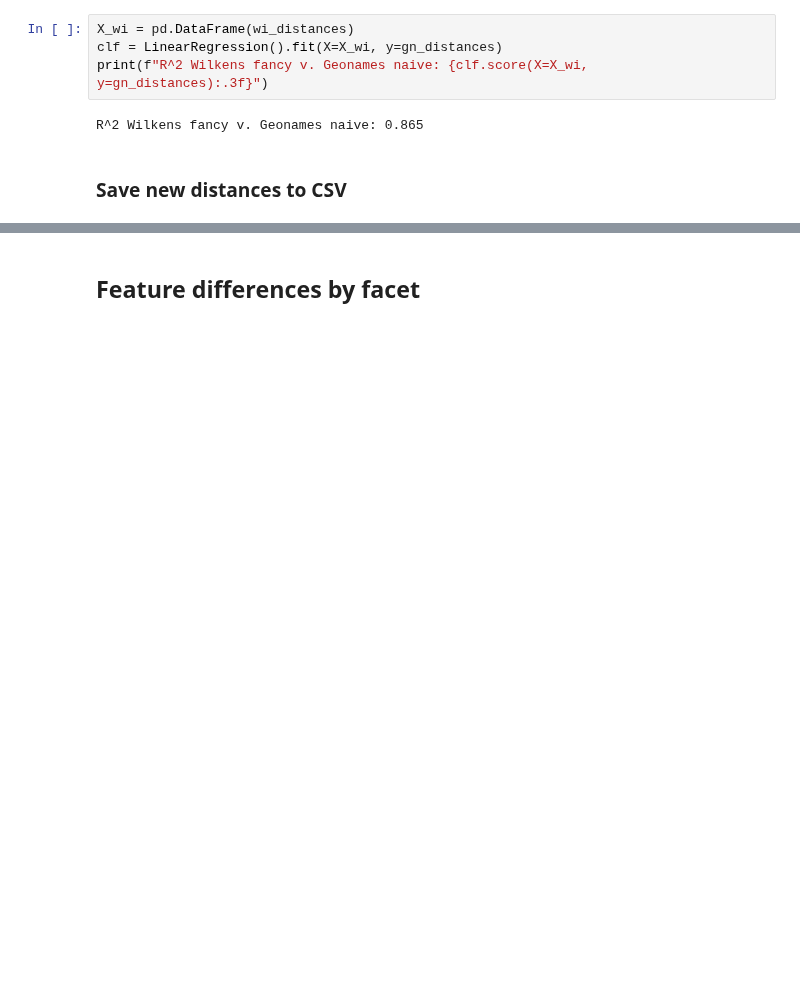
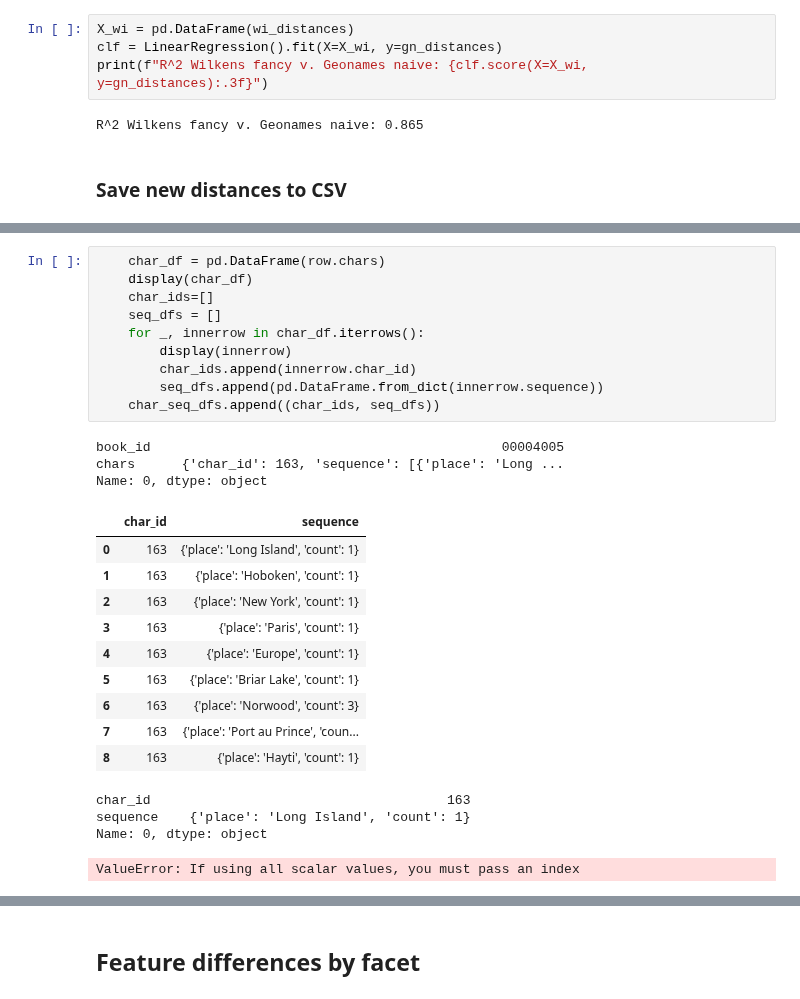
Before and after one commit to wilkens/mobility-books, a Jupyter notebook: notebooks/derived_data_MW.ipynb, the cells around one changed output, grey strips where cells are left out. Cells and saved outputs as stored; diff of their text form; blank space fills up the shorter version.

```diff
--- a/notebooks/derived_data_MW.ipynb
+++ b/notebooks/derived_data_MW.ipynb
@@ -283,0 +419,28 @@ df['dist_miles'].to_csv(os.path.join(derived_dir, 'CONLIT_CharData_dist_miles.cs
+# %%
+    char_df = pd.DataFrame(row.chars)
+    display(char_df)
+    char_ids=[]
+    seq_dfs = []
+    for _, innerrow in char_df.iterrows():
+        display(innerrow)
+        char_ids.append(innerrow.char_id)
+        seq_dfs.append(pd.DataFrame.from_dict(innerrow.sequence))
+    char_seq_dfs.append((char_ids, seq_dfs))
+# %% [output]
+book_id                                             00004005
+chars      {'char_id': 163, 'sequence': [{'place': 'Long ...
+Name: 0, dtype: object
+|  | char_id | sequence |
+| 0 | 163 | {'place': 'Long Island', 'count': 1} |
+| 1 | 163 | {'place': 'Hoboken', 'count': 1} |
+| 2 | 163 | {'place': 'New York', 'count': 1} |
+| 3 | 163 | {'place': 'Paris', 'count': 1} |
+| 4 | 163 | {'place': 'Europe', 'count': 1} |
+| 5 | 163 | {'place': 'Briar Lake', 'count': 1} |
+| 6 | 163 | {'place': 'Norwood', 'count': 3} |
+| 7 | 163 | {'place': 'Port au Prince', 'coun... |
+| 8 | 163 | {'place': 'Hayti', 'count': 1} |
+char_id                                      163
+sequence    {'place': 'Long Island', 'count': 1}
+Name: 0, dtype: object
+ValueError: If using all scalar values, you must pass an index
```
Also changed, not shown: parts of 28 cells of this notebook, 8 other files.
